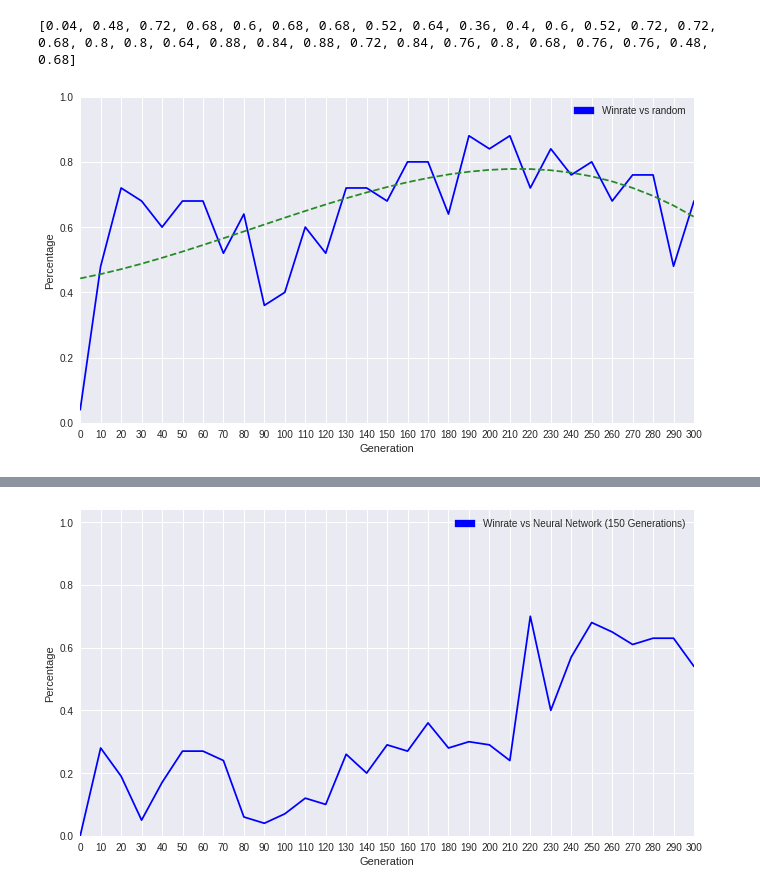
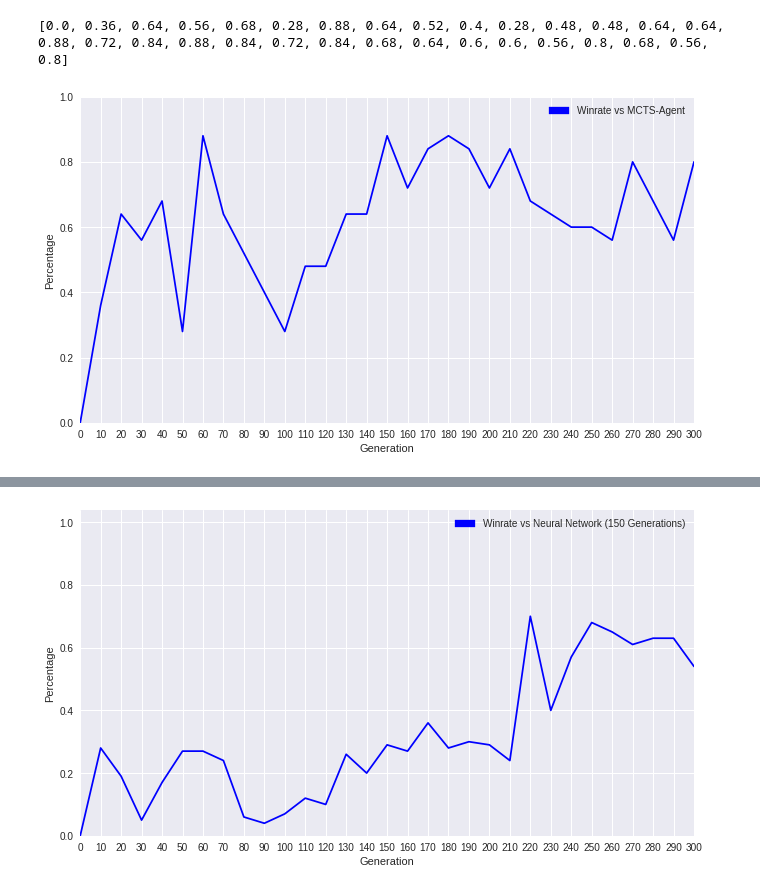
Before and after one commit to Sigurdurhelga/MSc-Breakthrough, a Jupyter notebook: hlc_evaluator/examineselfplay.ipynb, the cells around one changed output, grey strips where cells are left out. Drawn from its saved outputs; the diff is of its cells as text; code cells hidden in the pictures.

```diff
--- a/hlc_evaluator/examineselfplay.ipynb
+++ b/hlc_evaluator/examineselfplay.ipynb
@@ -158,6 +158,7 @@ def play_game(first_network_path, first_network_name, n_simulations=50):
 
     whiteplayer = MCTS()
     blackplayer = MCTS()
+    blackplayer.temp = 0.99
 
     neural_network = BreakthroughNN(initial_state.cols, initial_state.rows, initial_state.get_move_amount())
 
@@ -194,39 +195,40 @@ def play_game(first_network_path, first_network_name, n_simulations=50):
             curr_node = blackplayer.get_best_child(curr_node)
 
             if curr_node.gamestate.is_terminal():
                 second_win += 1
                 break
 
     winrate = first_win/n_simulations
     return winrate
 
 
 network_path = "./trained_models"
 percentage = []
 for i in tqdm(range(0,31)):
     percentage.append(play_game(network_path,f"session2_res5_gen{i*10}.tar",25))
 print(percentage)
+# percentage = [0.08, 0.6, 0.56, 0.6, 0.64, 0.72, 0.88, 0.48, 0.64, 0.32, 0.44, 0.44, 0.72, 0.68, 0.64, 0.64, 0.68, 0.6, 0.68, 0.72, 0.84, 0.88, 0.68, 0.72, 0.68, 0.72, 0.76, 0.8, 0.68, 0.52, 0.76]
 import matplotlib.patches as mpatches
 gens = [10*k for k in range(0,31)]
 
 fig = plt.figure(figsize=(11,6))
 ticks = np.arange(min(gens), max(gens)+1, 10)
 plt.xticks(ticks)
 plt.xlabel("Generation")
 plt.ylabel("Percentage")
 plt.ylim((0,1))
 plt.plot(ticks,percentage, "b")
-trendline1 = np.polyfit(ticks, percentage, 3)
-p1 = np.poly1d(trendline1)
-plt.plot(ticks,p1(ticks), '--', color="forestgreen")
+# trendline1 = np.polyfit(ticks, percentage, 3)
+# p1 = np.poly1d(trendline1)
+# plt.plot(ticks,p1(ticks), '--', color="forestgreen")
 patches = []
-patches.append(mpatches.Patch(color='b', label='Winrate vs random'))
+patches.append(mpatches.Patch(color='b', label='Winrate vs MCTS-Agent'))
 plt.legend(handles=patches)
 plt.margins(0,0.5)
 plt.show()
 # %% [output]
-[0.04, 0.48, 0.72, 0.68, 0.6, 0.68, 0.68, 0.52, 0.64, 0.36, 0.4, 0.6, 0.52, 0.72, 0.72, 0.68, 0.8, 0.8, 0.64, 0.88, 0.84, 0.88, 0.72, 0.84, 0.76, 0.8, 0.68, 0.76, 0.76, 0.48, 0.68]
+[0.0, 0.36, 0.64, 0.56, 0.68, 0.28, 0.88, 0.64, 0.52, 0.4, 0.28, 0.48, 0.48, 0.64, 0.64, 0.88, 0.72, 0.84, 0.88, 0.84, 0.72, 0.84, 0.68, 0.64, 0.6, 0.6, 0.56, 0.8, 0.68, 0.56, 0.8]
-[figure, old version]
+[figure, new version]
 # %%
 from monte_carlo.mcts import MCTS
 from monte_carlo.mctsnode import Node
```
Also changed, not shown: parts of 3 cells of this notebook, 26 other files.
